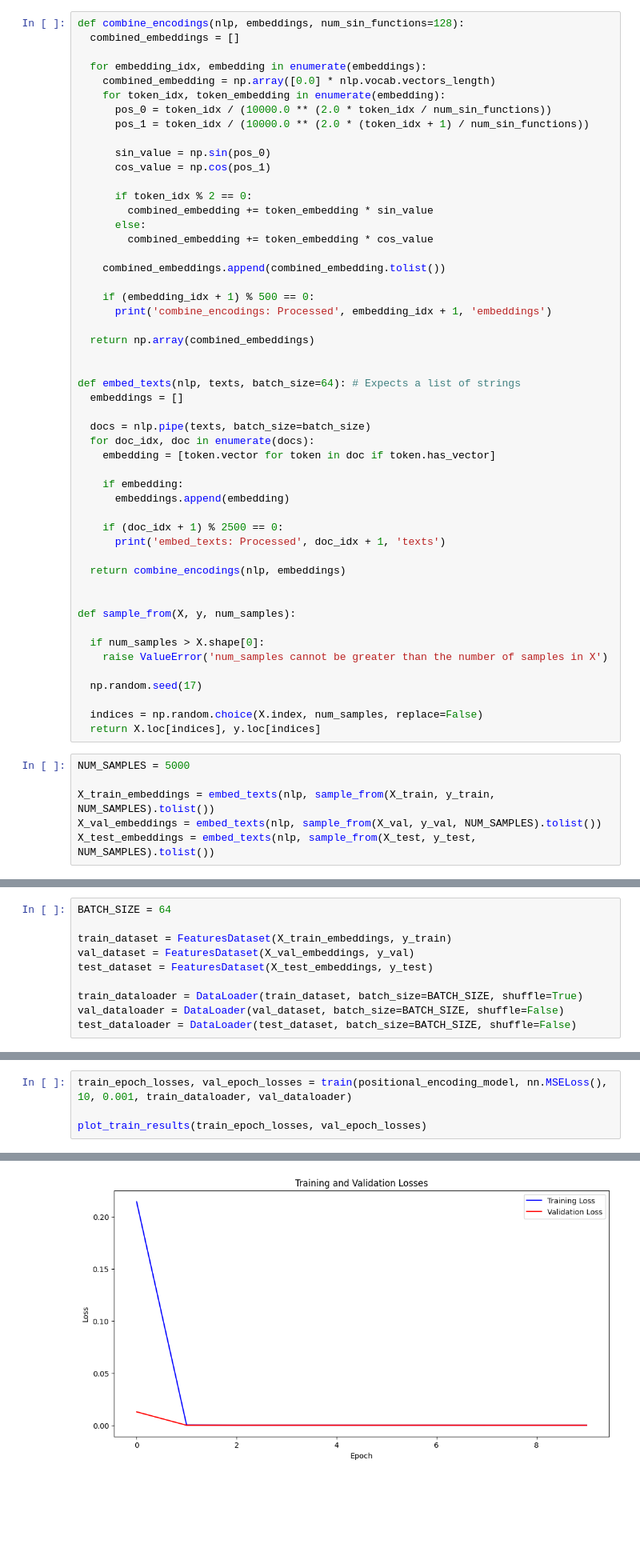
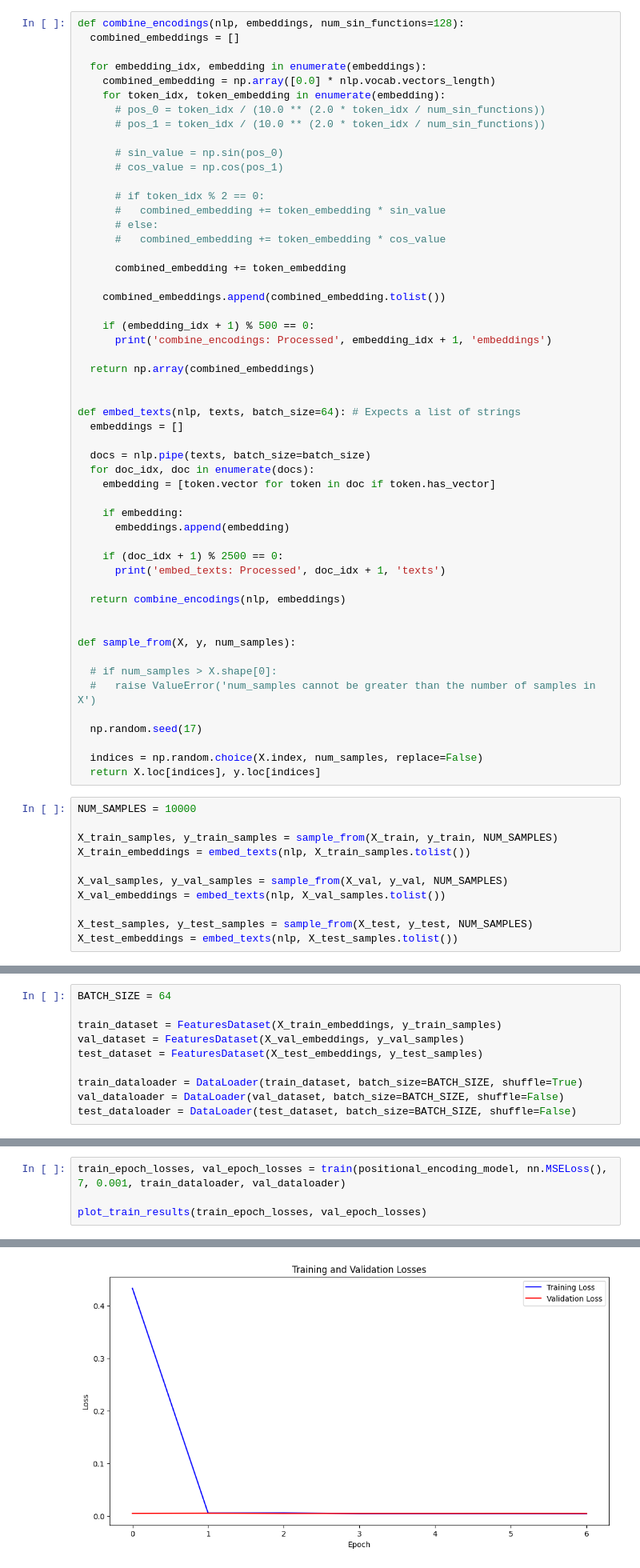
Before and after one commit to Razvan48/Proiect-Natural-Language-Processing-NLP, a Jupyter notebook: PredictJokesRating.ipynb, the cells around one changed output, grey strips where cells are left out. Shown: that part at 80% size. Cells and saved outputs as stored; diff of their text form; blank space fills up the shorter version.

```diff
--- a/PredictJokesRating.ipynb
+++ b/PredictJokesRating.ipynb
@@ -423,16 +398,18 @@ def combine_encodings(nlp, embeddings, num_sin_functions=128):
   for embedding_idx, embedding in enumerate(embeddings):
     combined_embedding = np.array([0.0] * nlp.vocab.vectors_length)
     for token_idx, token_embedding in enumerate(embedding):
-      pos_0 = token_idx / (10000.0 ** (2.0 * token_idx / num_sin_functions))
-      pos_1 = token_idx / (10000.0 ** (2.0 * (token_idx + 1) / num_sin_functions))
+      # pos_0 = token_idx / (10.0 ** (2.0 * token_idx / num_sin_functions))
+      # pos_1 = token_idx / (10.0 ** (2.0 * token_idx / num_sin_functions))
 
-      sin_value = np.sin(pos_0)
-      cos_value = np.cos(pos_1)
+      # sin_value = np.sin(pos_0)
+      # cos_value = np.cos(pos_1)
 
-      if token_idx % 2 == 0:
-        combined_embedding += token_embedding * sin_value
-      else:
-        combined_embedding += token_embedding * cos_value
+      # if token_idx % 2 == 0:
+      #   combined_embedding += token_embedding * sin_value
+      # else:
+      #   combined_embedding += token_embedding * cos_value
+
+      combined_embedding += token_embedding
 
     combined_embeddings.append(combined_embedding.tolist())
 
@@ -460,19 +437,24 @@ def embed_texts(nlp, texts, batch_size=64): # Expects a list of strings
 
 def sample_from(X, y, num_samples):
 
-  if num_samples > X.shape[0]:
-    raise ValueError('num_samples cannot be greater than the number of samples in X')
+  # if num_samples > X.shape[0]:
+  #   raise ValueError('num_samples cannot be greater than the number of samples in X')
 
   np.random.seed(17)
 
   indices = np.random.choice(X.index, num_samples, replace=False)
   return X.loc[indices], y.loc[indices]
 # %%
-NUM_SAMPLES = 5000
+NUM_SAMPLES = 10000
 
-X_train_embeddings = embed_texts(nlp, sample_from(X_train, y_train, NUM_SAMPLES).tolist())
-X_val_embeddings = embed_texts(nlp, sample_from(X_val, y_val, NUM_SAMPLES).tolist())
-X_test_embeddings = embed_texts(nlp, sample_from(X_test, y_test, NUM_SAMPLES).tolist())
+X_train_samples, y_train_samples = sample_from(X_train, y_train, NUM_SAMPLES)
+X_train_embeddings = embed_texts(nlp, X_train_samples.tolist())
+
+X_val_samples, y_val_samples = sample_from(X_val, y_val, NUM_SAMPLES)
+X_val_embeddings = embed_texts(nlp, X_val_samples.tolist())
+
+X_test_samples, y_test_samples = sample_from(X_test, y_test, NUM_SAMPLES)
+X_test_embeddings = embed_texts(nlp, X_test_samples.tolist())
 # %% [output]
 embed_texts: Processed 2500 texts
 embed_texts: Processed 5000 texts
@@ -516,9 +525,9 @@ class NeuralNetwork(nn.Module):
 # %%
 BATCH_SIZE = 64
 
-train_dataset = FeaturesDataset(X_train_embeddings, y_train)
-val_dataset = FeaturesDataset(X_val_embeddings, y_val)
-test_dataset = FeaturesDataset(X_test_embeddings, y_test)
+train_dataset = FeaturesDataset(X_train_embeddings, y_train_samples)
+val_dataset = FeaturesDataset(X_val_embeddings, y_val_samples)
+test_dataset = FeaturesDataset(X_test_embeddings, y_test_samples)
 
 train_dataloader = DataLoader(train_dataset, batch_size=BATCH_SIZE, shuffle=True)
 val_dataloader = DataLoader(val_dataset, batch_size=BATCH_SIZE, shuffle=False)
@@ -541,7 +550,7 @@ NeuralNetwork(
   )
 )
 # %%
-train_epoch_losses, val_epoch_losses = train(positional_encoding_model, nn.MSELoss(), 10, 0.001, train_dataloader, val_dataloader)
+train_epoch_losses, val_epoch_losses = train(positional_encoding_model, nn.MSELoss(), 7, 0.001, train_dataloader, val_dataloader)
 
 plot_train_results(train_epoch_losses, val_epoch_losses)
 # %% [output]
@@ -568,4 +571,4 @@ Validation, Epoch 10/10, Loss: 4.763400365612679e-06
-[figure, old version]
+[figure, new version]
 # %%
 best_sigmoid_threshold = find_best_sigmoid_threshold(positional_encoding_model, val_dataloader)
 
```
Also changed, not shown: parts of 6 cells of this notebook, 2 other files.
